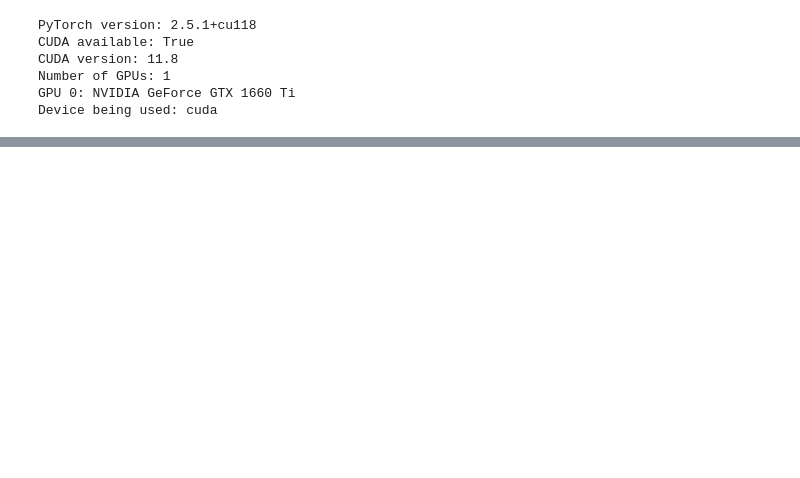
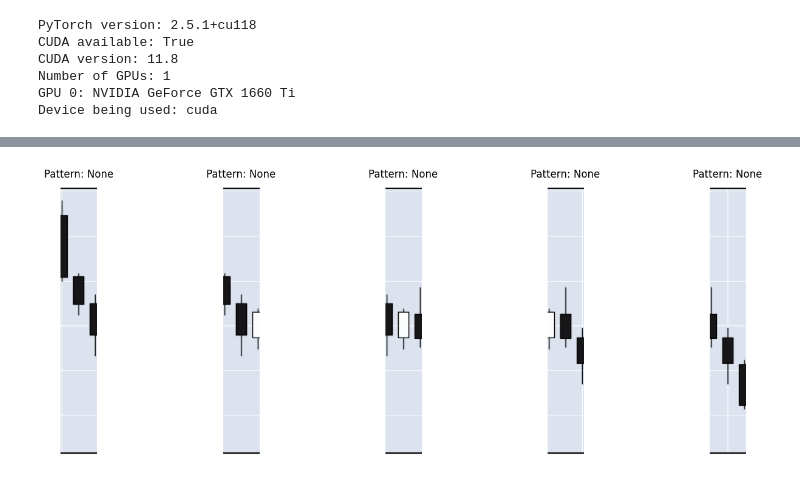
Before and after one commit to cbn0006/COMP6970, a Jupyter notebook: Final Project/paper1.ipynb, the cells around one changed output, grey strips where cells are left out. Saved outputs shown, nothing was run; the diff lists cells and outputs as text; code cells hidden in the pictures; blank space fills up the shorter version.

```diff
--- a/Final Project/paper1.ipynb
+++ b/Final Project/paper1.ipynb
@@ -184,0 +293,89 @@ Test Accuracy: 70.00%
+# %%
+# Define paths
+image_dir = "D:\\codyb\\COMP6970_Final_Project_Data\\charts\\20_minute_intervals\\"
+csv_path = "./labeling/TSLA_minute_data_cleaned_labeled.csv"
+
+# Load the CSV data
+csv_data = pd.read_csv(csv_path)
+csv_data['datetime'] = pd.to_datetime(csv_data['datetime'])  # Ensure datetime format in CSV
+
+# Define cropping parameters
+x_start = 192
+x_end = 677
+total_width = x_end - x_start
+window_width = 55
+overlap_increment = 25
+
+# Initialize lists to store all sub-images and labels for later processing
+all_candlestick_images = []
+all_candlestick_labels = []
+
+# Process each image in the directory
+for filename in os.listdir(image_dir):
+    if filename.endswith(".png"):
+        # Parse the date and time from the filename
+        parts = filename.split('_')
+        date_str = parts[2]
+        time_str = parts[3][:4]
+        datetime_str = f"{date_str[:4]}-{date_str[4:6]}-{date_str[6:]} {time_str[:2]}:{time_str[2:]}"
+        start_datetime = datetime.strptime(datetime_str, "%Y-%m-%d %H:%M")
+
+        # Find the index of this starting datetime in the CSV
+        start_index = csv_data[csv_data['datetime'] == start_datetime].index
+        if len(start_index) == 0:
+            print(f"No matching datetime found in CSV for file {filename}")
+            continue
+        start_index = start_index[0]  # Use the first match
+
+        # Load the image
+        image_path = os.path.join(image_dir, filename)
+        image = cv2.imread(image_path)
+
+        # Generate sub-images and corresponding labels
+        candlestick_images = []
+        candlestick_labels = []
+        for i in range(18):
+            # Calculate positions to extract each candlestick section
+            section_start = x_start + i * overlap_increment
+            section_end = section_start + window_width
+
+            # Ensure we don't exceed the image bounds
+            if section_end > x_end:
+                break
+
+            # Crop the image for the current candlestick section
+            candlestick_crop = image[60:475, section_start:section_end]
+            candlestick_images.append(candlestick_crop)
+
+            # Retrieve the candlestick pattern label for this minute
+            label_index = start_index + i + 1  # Start from the minute after the starting datetime
+            if label_index < len(csv_data):
+                label = csv_data["Candlestick Pattern"].iloc[label_index]
+                if pd.isna(label):
+                    label = "None"  # Default label if pattern is NaN
+                candlestick_labels.append(label)
+
+        # Store sub-images and labels for the current image
+        all_candlestick_images.extend(candlestick_images)
+        all_candlestick_labels.extend(candlestick_labels)
+
+# Display a subset of images and their labels for verification
+num_images_to_display = 5
+fig, axes = plt.subplots(1, num_images_to_display, figsize=(15, 5))
+
+for idx in range(num_images_to_display):
+    # Convert BGR (OpenCV) to RGB for display
+    image_rgb = cv2.cvtColor(all_candlestick_images[idx], cv2.COLOR_BGR2RGB)
+    axes[idx].imshow(image_rgb)
+    axes[idx].set_title(f"Pattern: {all_candlestick_labels[idx]}")
+    axes[idx].axis('off')  # Turn off axis for better visualization
+
+plt.tight_layout()
+plt.show()
+
+# Print unique labels to verify correct labeling
+unique_labels = set(all_candlestick_labels)
+print("Unique labels:", unique_labels)
+print("Number of unique labels:", len(unique_labels))
+# %% [output]
+[figure, added]
```
Also changed, not shown: parts of 22 cells of this notebook, 1 other file.
